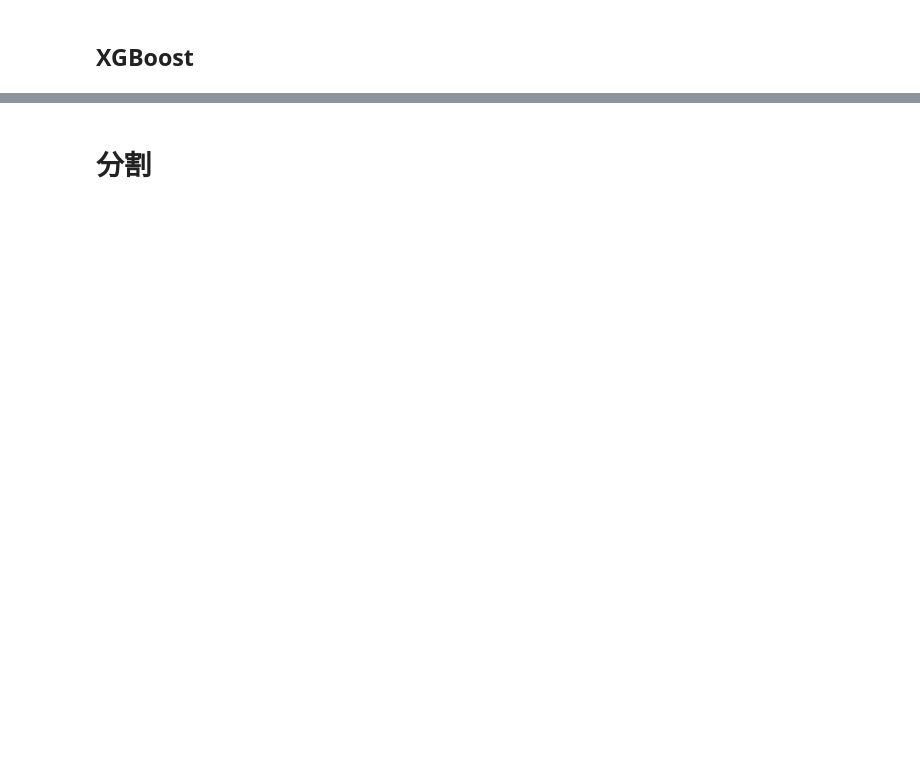
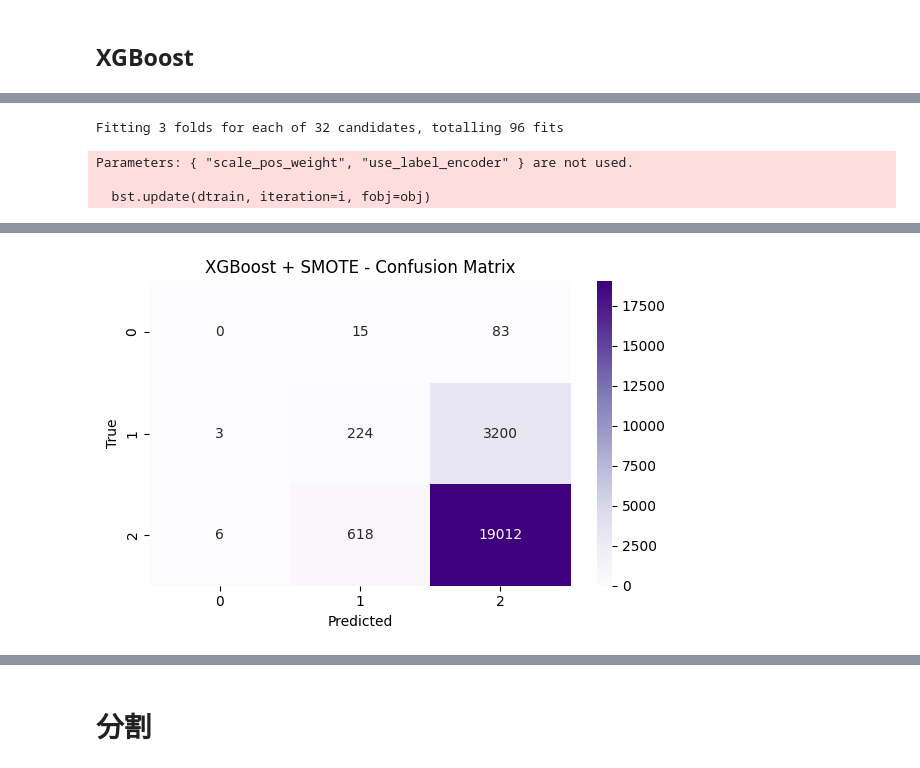
Before and after one commit to Van-Wu1/0006, a Jupyter notebook: scr/submission.ipynb, the cells around one changed output, grey strips where cells are left out. Cells and saved outputs as stored; diff of their text form; code cells hidden in the pictures; blank space fills up the shorter version.

```diff
--- a/scr/submission.ipynb
+++ b/scr/submission.ipynb
@@ -795,0 +816,71 @@ KeyboardInterrupt:
+# %%
+#+smote
+from imblearn.over_sampling import SMOTE
+from sklearn.pipeline import Pipeline
+from sklearn.model_selection import GridSearchCV
+from sklearn.preprocessing import StandardScaler
+from xgboost import XGBClassifier
+from sklearn.metrics import classification_report, confusion_matrix
+import matplotlib.pyplot as plt
+import seaborn as sns
+
+# ✅ Step 1：SMOTE 过采样
+smote = SMOTE(random_state=42)
+X_train_smote, y_train_smote = smote.fit_resample(X_train, y_train)
+
+# ✅ Step 2：构建 Pipeline
+xgb_pipeline_smote = Pipeline([
+    ('scaler', StandardScaler()),
+    ('xgb', XGBClassifier(
+        objective='multi:softprob',
+        eval_metric='mlogloss',
+        num_class=3,
+        use_label_encoder=False,
+        random_state=42
+    ))
+])
+
+# ✅ Step 3：参数网格
+xgb_param_grid = {
+    'xgb__n_estimators': [100, 300],
+    'xgb__max_depth': [6, 10],
+    'xgb__learning_rate': [0.05, 0.1],
+    'xgb__subsample': [0.8, 1],
+    'xgb__colsample_bytree': [0.8, 1],
+    'xgb__scale_pos_weight': [1]  # SMOTE 平衡了类别，这里不用再调
+}
+
+# ✅ Step 4：网格搜索
+grid_search_xgb_smote = GridSearchCV(
+    xgb_pipeline_smote,
+    xgb_param_grid,
+    scoring='f1_macro',
+    cv=3,
+    verbose=2,
+    n_jobs=-1
+)
+
+# ✅ Step 5：训练
+grid_search_xgb_smote.fit(X_train_smote, y_train_smote)
+print("✅ XGBoost + SMOTE 最佳参数：", grid_search_xgb_smote.best_params_)
+print("✅ XGBoost + SMOTE 最佳 macro-F1 分数：", grid_search_xgb_smote.best_score_)
+
+# ✅ Step 6：预测与评估
+y_pred_xgb_smote = grid_search_xgb_smote.best_estimator_.predict(X_test)
+print("\n🔍 XGBoost + SMOTE Classification Report")
+print(classification_report(y_test, y_pred_xgb_smote))
+
+# ✅ Step 7：混淆矩阵可视化
+cm_smote = confusion_matrix(y_test, y_pred_xgb_smote)
+plt.figure(figsize=(6, 4))
+sns.heatmap(cm_smote, annot=True, fmt='d', cmap='Purples')
+plt.title("XGBoost + SMOTE - Confusion Matrix")
+plt.xlabel("Predicted")
+plt.ylabel("True")
+plt.tight_layout()
+plt.show()
+# %% [output]
+Fitting 3 folds for each of 32 candidates, totalling 96 fits
+Parameters: { "scale_pos_weight", "use_label_encoder" } are not used.
+
+  bst.update(dtrain, iteration=i, fobj=obj)
@@ -795,0 +900 @@ KeyboardInterrupt:
+[figure, added]
```
Also changed, not shown: parts of 13 cells of this notebook, 3 other files.
